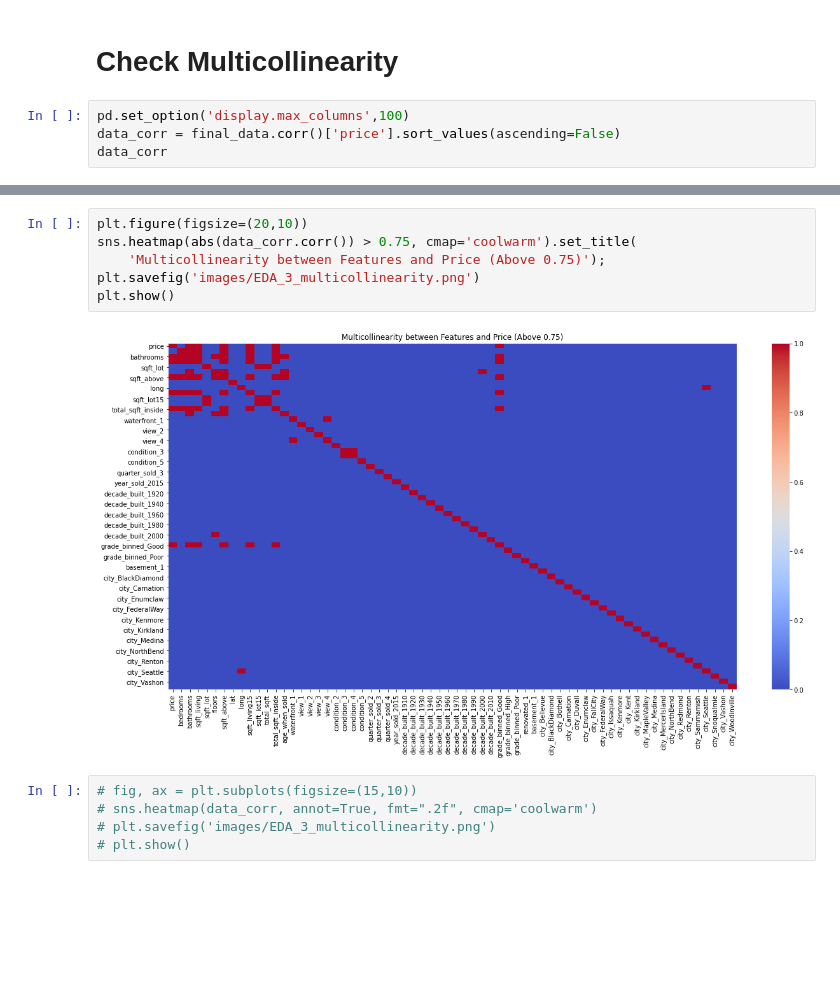
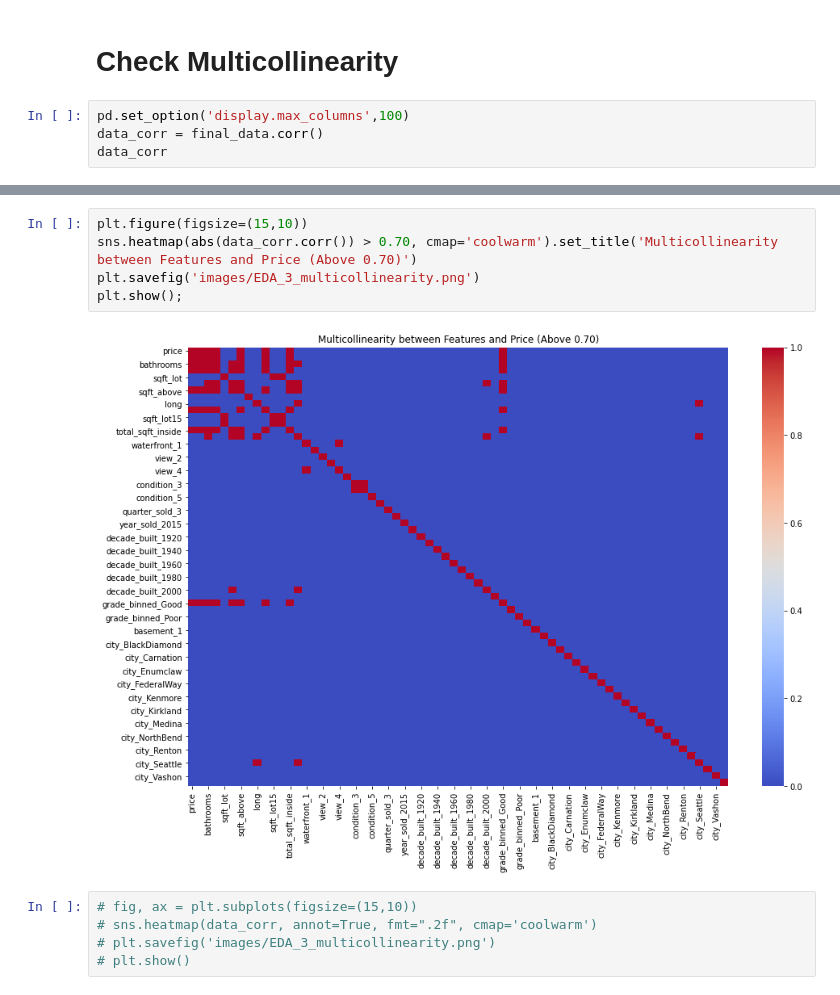
Before and after one commit to ttam37/dsc-mod-2-project-v2-1-onl01-dtsc-ft-052620, a Jupyter notebook: EDA Question 3.ipynb, the cells around one changed output, grey strips where cells are left out. Drawn from its saved outputs; the diff is of its cells as text; blank space fills up the shorter version.

```diff
--- a/EDA Question 3.ipynb
+++ b/EDA Question 3.ipynb
@@ -70,6 +70,6 @@ plt.show()
 # Check Multicollinearity
 # %%
 pd.set_option('display.max_columns',100)
-data_corr = final_data.corr()['price'].sort_values(ascending=False)
+data_corr = final_data.corr()
 data_corr
 # %% [output]
@@ -88,11 +89,10 @@ Name: price, Length: 66, dtype: float64
 # %%
-plt.figure(figsize=(20,10))
-sns.heatmap(abs(data_corr.corr()) > 0.75, cmap='coolwarm').set_title(
-    'Multicollinearity between Features and Price (Above 0.75)');
+plt.figure(figsize=(15,10))
+sns.heatmap(abs(data_corr.corr()) > 0.70, cmap='coolwarm').set_title('Multicollinearity between Features and Price (Above 0.70)')
 plt.savefig('images/EDA_3_multicollinearity.png')
-plt.show()
+plt.show();
 # %% [output]
-[figure, old version]
+[figure, new version]
 # %%
 # fig, ax = plt.subplots(figsize=(15,10))
 # sns.heatmap(data_corr, annot=True, fmt=".2f", cmap='coolwarm')
```
Also changed, not shown: parts of 1 cell of this notebook, 5 other files.
